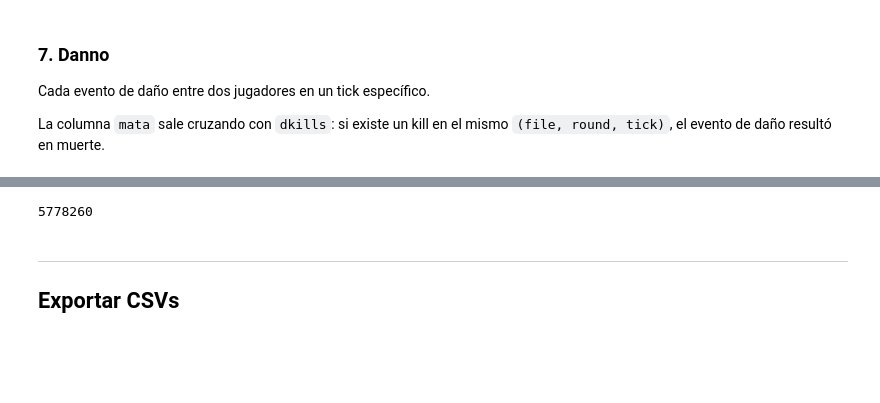
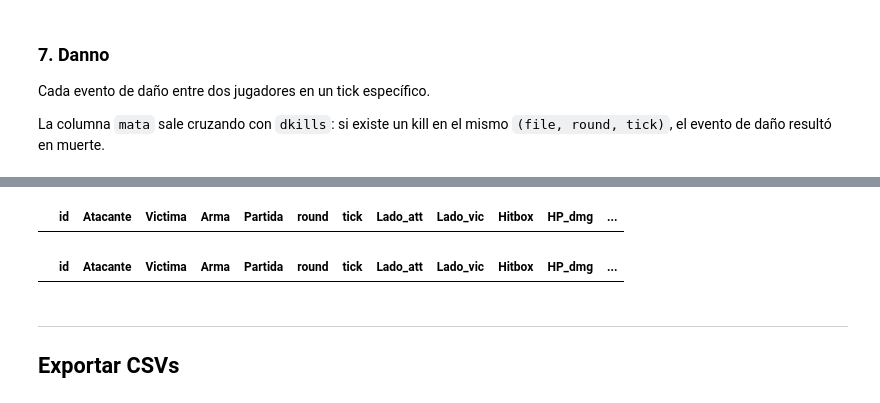
Before and after one commit to Bgallardo46/batos1, a Jupyter notebook: proyecto/Procesamiento datos/Filtro_datos_limpio.ipynb, the cells around one changed output, grey strips where cells are left out. Drawn from its saved outputs; the diff is of its cells as text; code cells hidden in the pictures; blank space fills up the shorter version.

Commit message:
Añadi el chequeo de todas las llaves foraneas de la creacion de tablas en el preprocesamiento de los datos

```diff
--- a/proyecto/Procesamiento datos/Filtro_datos_limpio.ipynb
+++ b/proyecto/Procesamiento datos/Filtro_datos_limpio.ipynb
@@ -327,7 +320,21 @@ Ticks[Ticks['Partida'] == 'esea_match_13783900.dem']
-# %%
-len(Ticks)
-# %% [output]
-5778260
+# %%
+#### Revisamos llaves foráneas
+Danno[~Danno['Atacante'].isin(Jugador['ID'])]
+Danno[~Danno['Victima'].isin(Jugador['ID'])]
+Danno[~Danno['Arma'].isin(Arma['Nombre'])]
+# %% [output]
+|  | id | Atacante | Victima | Arma | Partida | round | tick | Lado_att | Lado_vic | Hitbox | HP_dmg | ... |
+# %%
+#### Revisamos llave foránea
+tuplas_danno = Danno.set_index(['Partida', 'round', 'tick']).index
+tuplas_ticks = Ticks.set_index(['Partida', 'Ronda', 'ID']).index
+
+
+danno_filtrado = Danno[~tuplas_danno.isin(tuplas_ticks)]
+
+danno_filtrado
+# %% [output]
+|  | id | Atacante | Victima | Arma | Partida | round | tick | Lado_att | Lado_vic | Hitbox | HP_dmg | ... |
 # %% [markdown]
 ---
 ## Exportar CSVs
```
Also changed, not shown: parts of 7 cells of this notebook, 2 other files.
